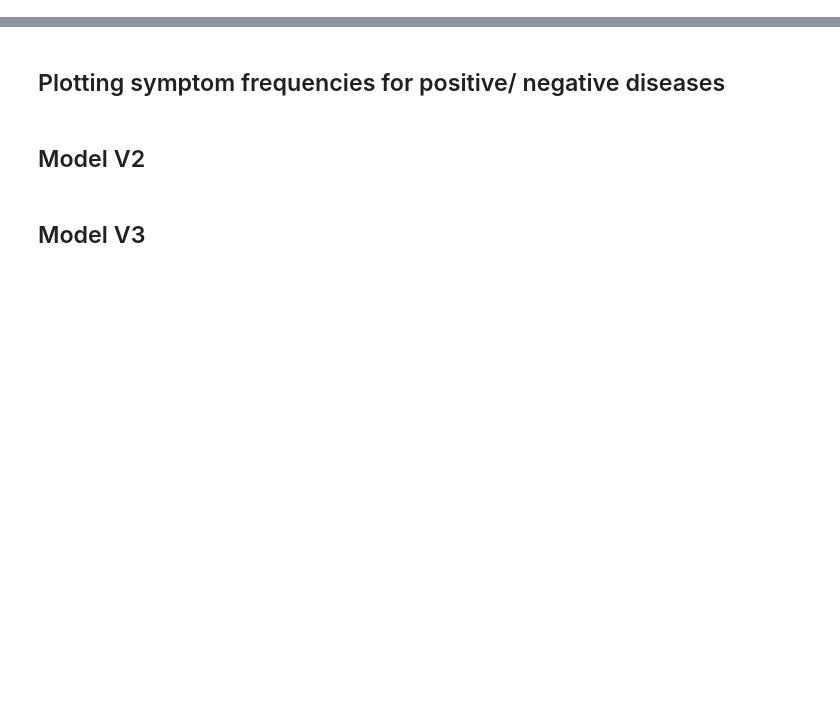
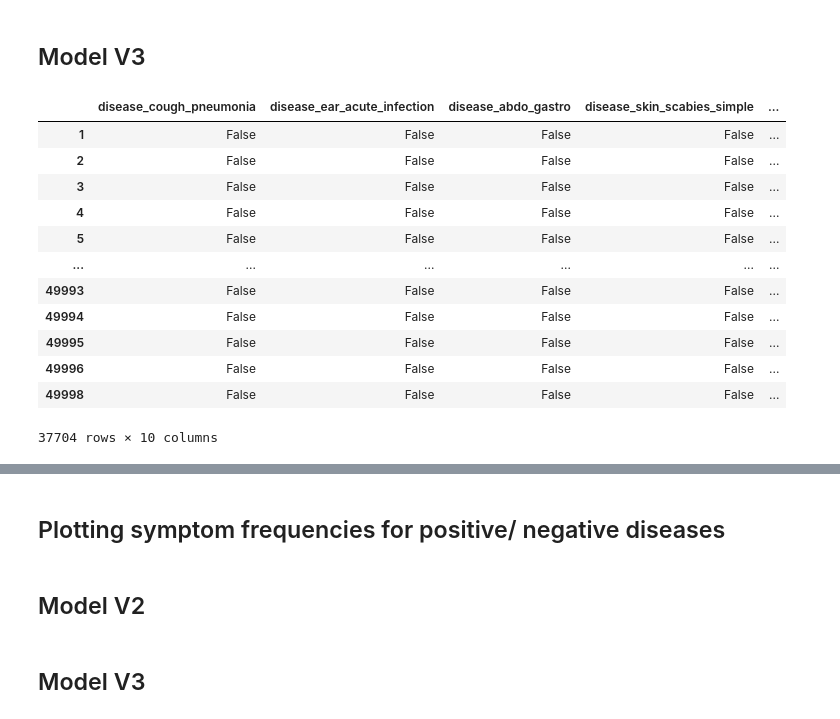
Before and after one commit to epfml/phantomedicus, a Jupyter notebook: simulator_analysis.ipynb, the cells around one changed output, grey strips where cells are left out. Drawn from its saved outputs; the diff is of its cells as text; code cells hidden in the pictures; blank space fills up the shorter version.

```diff
--- a/simulator_analysis.ipynb
+++ b/simulator_analysis.ipynb
@@ -131,0 +96,21 @@ plt.savefig("figures/pdf_symptoms_by_disease.pdf")
+# %% [markdown]
+## Model V3
+# %%
+rca = df_nr_patient[df_nr_patient['base_country'] == 'rca']
+len(rca[rca['disease_cough_pneumonia'] == True]) / len(rca)
+
+df_nr_patient[(df_nr_patient[diseases] == False).all(1)][diseases]
+# %% [output]
+|  | disease_cough_pneumonia | disease_ear_acute_infection | disease_abdo_gastro | disease_skin_scabies_simple | ... |
+| 1 | False | False | False | False | ... |
+| 2 | False | False | False | False | ... |
+| 3 | False | False | False | False | ... |
+| 4 | False | False | False | False | ... |
+| 5 | False | False | False | False | ... |
+| ... | ... | ... | ... | ... | ... |
+| 49993 | False | False | False | False | ... |
+| 49994 | False | False | False | False | ... |
+| 49995 | False | False | False | False | ... |
+| 49996 | False | False | False | False | ... |
+| 49998 | False | False | False | False | ... |
+37704 rows × 10 columns
```
Also changed, not shown: parts of 17 cells of this notebook, 8 other files.
